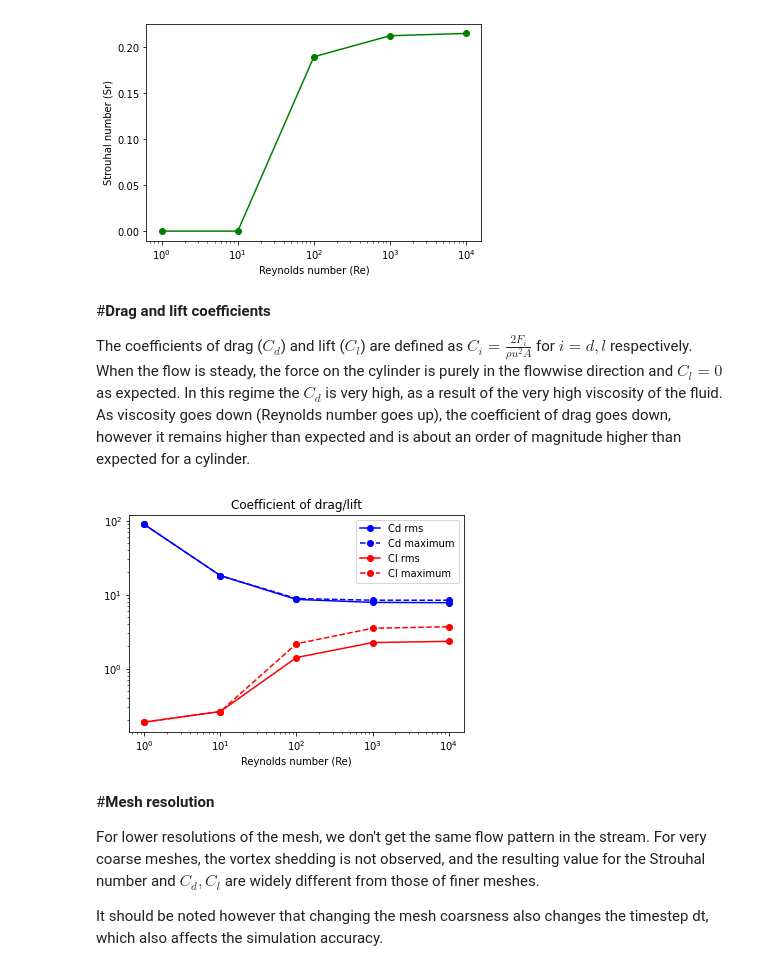
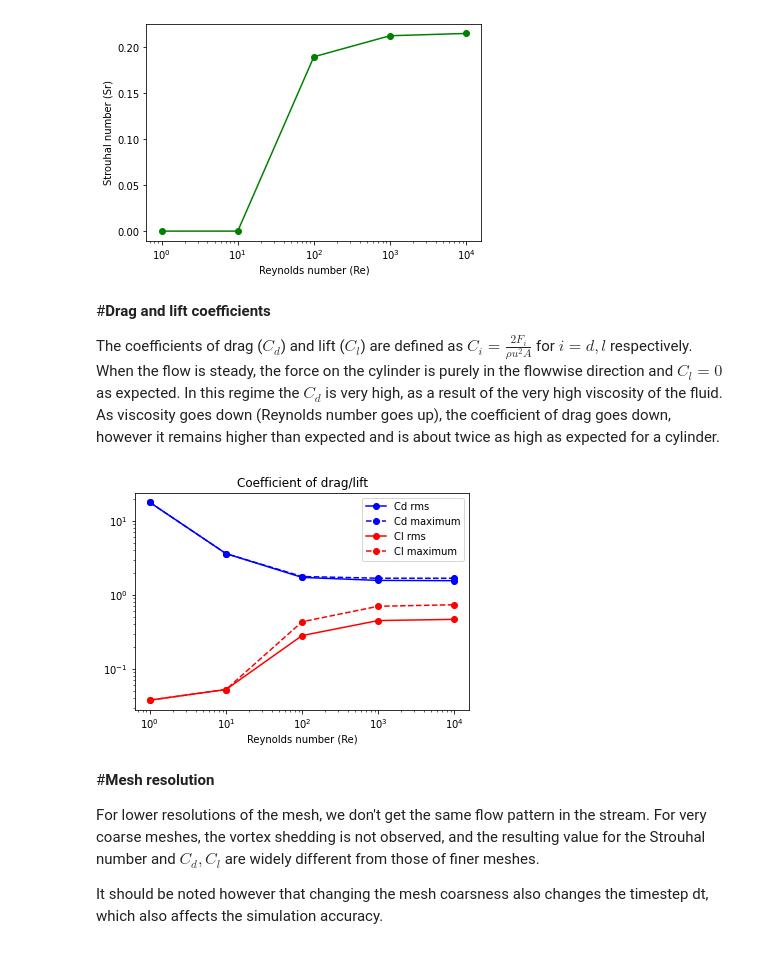
Before and after one commit to johanhoffman/DD2365-VT20, a Jupyter notebook: Lab-2/jonasnylund_lab2.ipynb, the cells around one changed output. Saved outputs shown, nothing was run; the diff lists cells and outputs as text; code cells hidden in the pictures.

```diff
--- a/Lab-2/jonasnylund_lab2.ipynb
+++ b/Lab-2/jonasnylund_lab2.ipynb
@@ -257,8 +239,10 @@ def defBC(spec = False):
   #bcp0 = DirichletBC(Q, pin, dbc_left)
   bcp1 = DirichletBC(Q, pout, dbc_right)
 
-  #bcu = [bcu_in0, bcu_in1, bcu_upp0, bcu_upp1, bcu_low0, bcu_low1, bcu_obj0, bcu_obj1]
-  bcu = [bcu_in0, bcu_in1, bcu_upp1, bcu_low1, bcu_obj0, bcu_obj1]
+  if(spec):
+    bcu = [bcu_in0, bcu_in1, bcu_upp0, bcu_upp1, bcu_low0, bcu_low1, bcu_obj0, bcu_obj1]
+  else:
+    bcu = [bcu_in0, bcu_in1, bcu_upp1, bcu_low1, bcu_obj0, bcu_obj1]
   bcp = [bcp1]
 
   # Define measure for boundary integration
@@ -612,31 +602,31 @@ plt.show()
 #**Drag and lift coefficients**
 
 The coefficients of drag ($C_d$) and lift ($C_l$) are defined as $C_i = \frac{2F_i}{\rho u^2 A}$ for $i=d,l$ respectively.
-When the flow is steady, the force on the cylinder is purely in the flowwise direction and $C_l=0$ as expected. In this regime the $C_d$ is very high, as a result of the very high viscosity of the fluid. As viscosity goes down (Reynolds number goes up), the coefficient of drag goes down, however it remains higher than expected and is about an order of magnitude higher than expected for a cylinder.
+When the flow is steady, the force on the cylinder is purely in the flowwise direction and $C_l=0$ as expected. In this regime the $C_d$ is very high, as a result of the very high viscosity of the fluid. As viscosity goes down (Reynolds number goes up), the coefficient of drag goes down, however it remains higher than expected and is about twice as high as expected for a cylinder.
 # %%
 def plotCdCf(array, Re, label, color):
   _rms = [];
   _avg = [];
   _max = [];
 
   for c in array:
-    _rms.append(c["rms"]/(rc))
-    _max.append(c["max"]/(rc))
+    _rms.append(c["rms"])
+    _max.append(c["max"])
 
   plt.plot(Re, _rms, color+"o-", label=label + " rms");
   plt.plot(Re, _max, color+"o--", label=label + " maximum");
 
 plotCdCf(cd, re, "Cd", "b")
 plotCdCf(cf, re, "Cl", "r")
 
 plt.xscale("log")
 plt.yscale("log")
 plt.xlabel("Reynolds number (Re)")
 plt.title("Coefficient of drag/lift")
 plt.legend()
 plt.show()
 # %% [output]
-[figure, old version]
+[figure, new version]
 # %% [markdown]
 #**Mesh resolution**
 
```
Also changed, not shown: parts of 8 cells of this notebook.
